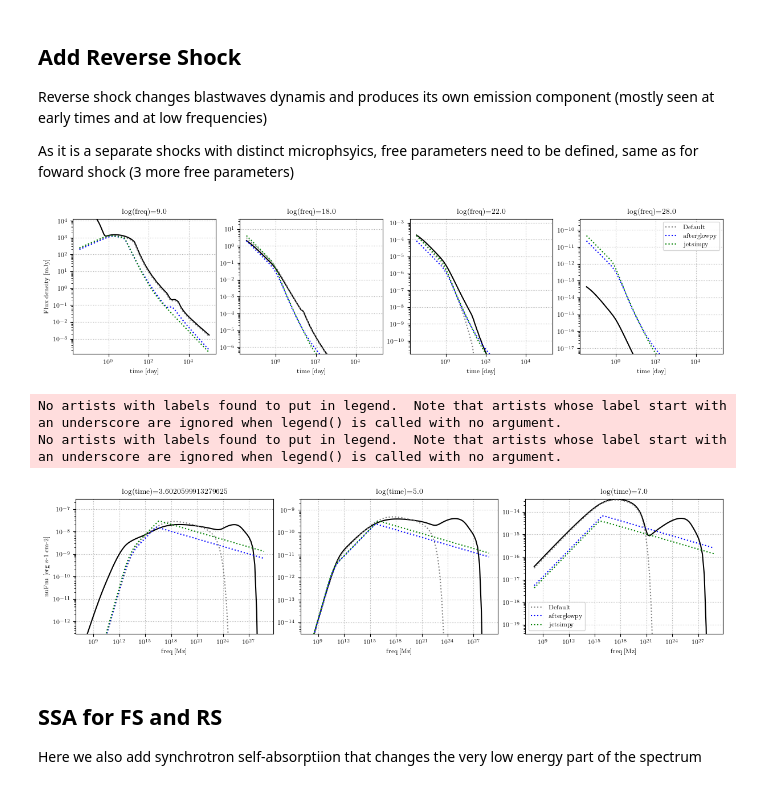
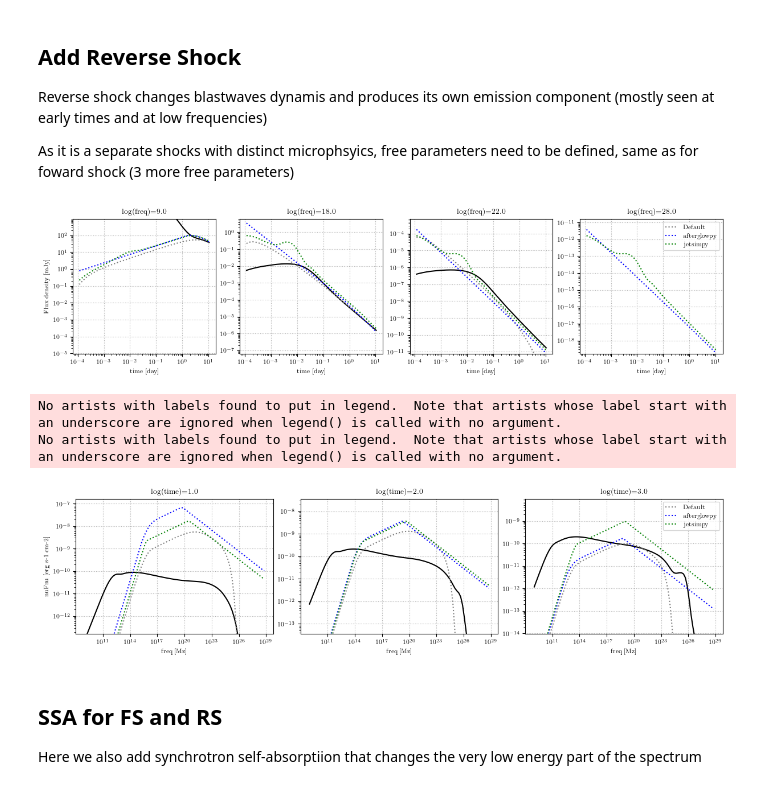
Before and after one commit to vsevolodnedora/PyBlastAfterglowMag, a Jupyter notebook: notebooks/grb_afterglow/tophat_jet.ipynb, the cells around one changed output. Saved outputs shown, nothing was run; the diff lists cells and outputs as text; code cells hidden in the pictures.

```diff
--- a/notebooks/grb_afterglow/tophat_jet.ipynb
+++ b/notebooks/grb_afterglow/tophat_jet.ipynb
@@ -76,9 +78,9 @@ working_dir = os.getcwd() + '/tmp/' # default working directory
 pba_run = run_grb(
     working_dir=working_dir, # directory to save/load from simulation data
     P=P,                     # all parameters
-    run=False,                # run code itself (if False, it will try to load results)
+    run=True,                # run code itself (if False, it will try to load results)
     path_to_cpp="/home/vsevolod/Work/GIT/GitHub/PyBlastAfterglowMag/src/pba.out",
-    loglevel="info",
+    loglevel="err",
     process_skymaps=False
 )
 clear_output(wait=False)
@@ -381,8 +466,8 @@ P_fsrs["grb"]["do_rs"] = "yes" # from none -> numeric
 P_fsrs["grb"]["bw_type"] = "fsrs" # from none -> numeric
 
 # set shock parameters
-P_fsrs["grb"]["eps_e_rs"] = 0.1
-P_fsrs["grb"]["eps_b_rs"] = 0.01
+P_fsrs["grb"]["eps_e_rs"] = 0.01
+P_fsrs["grb"]["eps_b_rs"] = 0.001
 P_fsrs["grb"]["p_rs"] = 2.2
 
 working_dir = os.getcwd() + '/tmp_fsrs/' # new working directory for clarity
@@ -400,12 +485,12 @@ clear_output(wait=False)
 # 2 min
 # %%
 plot_lcs(ejecta=pba_run_fsrs.GRB,ejecta_def=pba_run.GRB,freqs=(1e9, 1e18, 1e22, 1e28),afgpy=afgpy,jetpy=jetpy)
-plot_spectra(ejecta=pba_run_fsrs.GRB,ejecta_def=pba_run.GRB,times=(4e3, 1e5, 1e7),afgpy=afgpy,jetpy=jetpy)
+plot_spectra(ejecta=pba_run_fsrs.GRB,ejecta_def=pba_run.GRB,times=(10,100,1000),afgpy=afgpy,jetpy=jetpy)
 # %% [output]
-[figure, old version]
+[figure, new version]
 No artists with labels found to put in legend.  Note that artists whose label start with an underscore are ignored when legend() is called with no argument.
 No artists with labels found to put in legend.  Note that artists whose label start with an underscore are ignored when legend() is called with no argument.
-[figure, old version]
+[figure, new version]
 # %% [markdown]
 ## SSA for FS and RS
 
```
Also changed, not shown: parts of 12 cells of this notebook, 1 other file.
